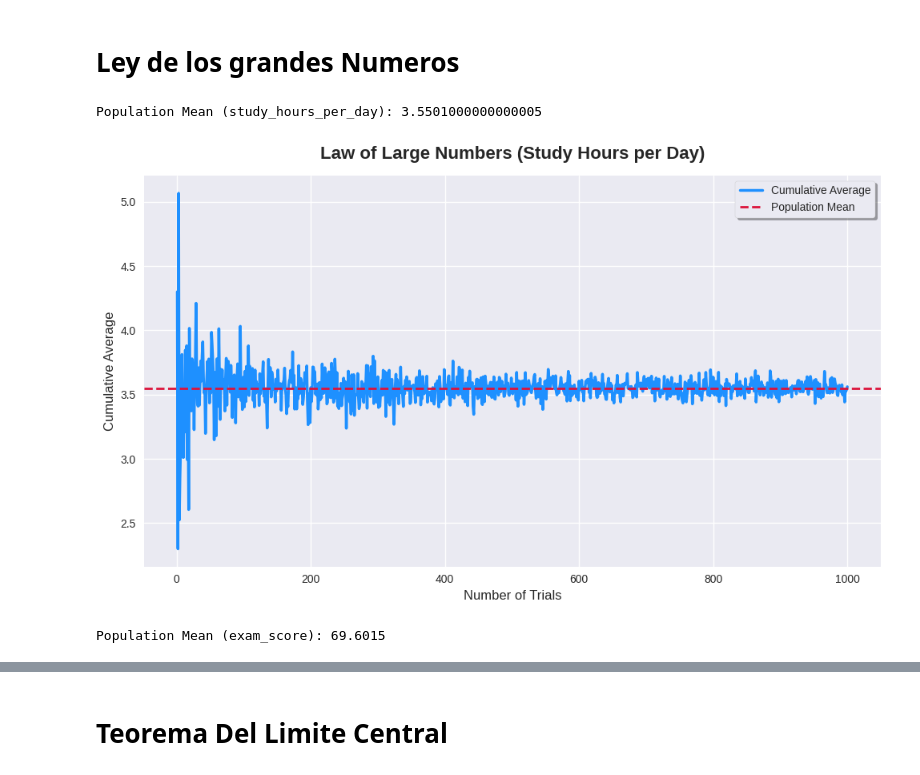
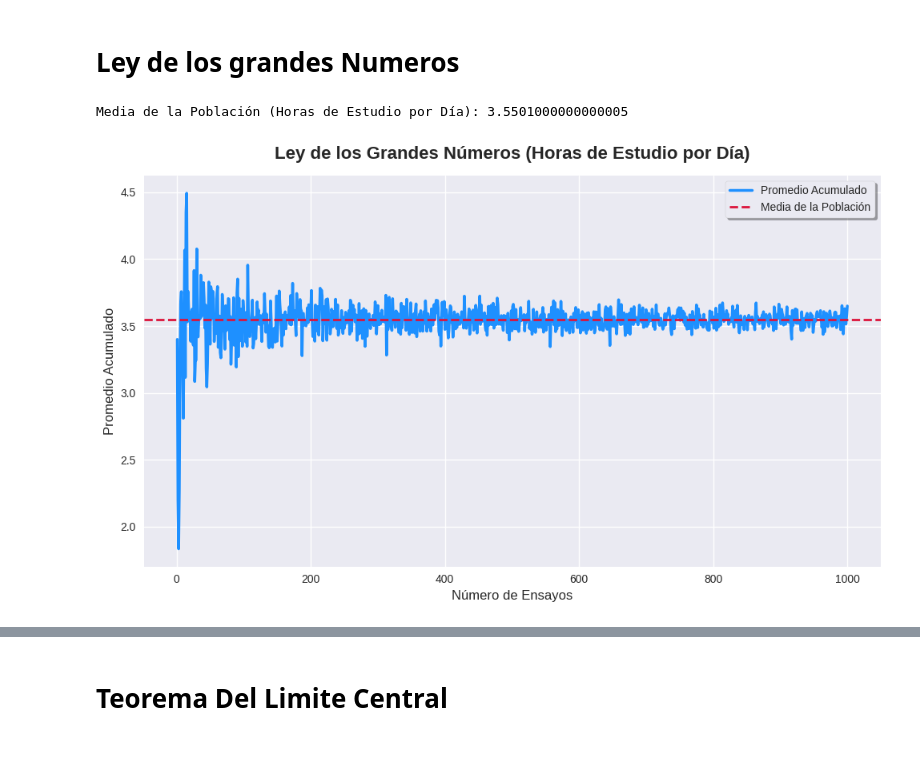
Before and after one commit to Jeymar06/ProyectoEstadisticaII, a Jupyter notebook: ProyectoEstadisticaII.ipynb, the cells around one changed output, grey strips where cells are left out. Cells and saved outputs as stored; diff of their text form; code cells hidden in the pictures.

```diff
--- a/ProyectoEstadisticaII.ipynb
+++ b/ProyectoEstadisticaII.ipynb
@@ -341,7 +350,7 @@ Desviación estándar del error (σ): 9.6404
 # %% [markdown]
 # Ley de los grandes Numeros
 # %%
-#@title **Law of Large Numbers**
+#@title **Ley De Los Grandes Numeros**
 
 def law_of_large_numbers(data, num_trials):
 
@@ -358,37 +367,20 @@ def law_of_large_numbers(data, num_trials):
 num_trials = 1000
 cumulative_averages, population_mean = law_of_large_numbers(df['study_hours_per_day'].to_numpy(), num_trials)
 
-print(f"Population Mean (study_hours_per_day): {population_mean}")
+print(f"Media de la Población (Horas de Estudio por Día): {population_mean}")
 # %% [output]
-Population Mean (study_hours_per_day): 3.5501000000000005
+Media de la Población (Horas de Estudio por Día): 3.5501000000000005
 # %%
-#@title **Law of Large Numbers (Study Hours per Day)**
-
-# --- Primera gráfica: Study Hours per Day ---
+#@title **Ley De Los Grandes Numeros (Horas de Estudio por Día)**
 
 plt.figure(figsize=(10, 6))
-
-plt.plot(range(1, num_trials + 1), cumulative_averages, color='dodgerblue', linewidth=2.5, label='Cumulative Average')
-
-plt.axhline(y=population_mean, color='crimson', linestyle='--', linewidth=2, label='Population Mean')
-
-plt.title('Law of Large Numbers (Study Hours per Day)', fontsize=16, fontweight='bold', pad=15)
-plt.xlabel('Number of Trials', fontsize=12)
-plt.ylabel('Cumulative Average', fontsize=12)
-
+plt.plot(range(1, num_trials + 1), cumulative_averages, color='dodgerblue', linewidth=2.5, label='Promedio Acumulado')
+plt.axhline(y=population_mean, color='crimson', linestyle='--', linewidth=2, label='Media de la Población')
+plt.title('Ley de los Grandes Números (Horas de Estudio por Día)', fontsize=16, fontweight='bold', pad=15)
+plt.xlabel('Número de Ensayos', fontsize=12)
+plt.ylabel('Promedio Acumulado', fontsize=12)
 plt.legend(fontsize=10, loc='best', frameon=True, shadow=True)
-
 plt.tight_layout()
-
 plt.show()
 # %% [output]
-[figure, old version]
+[figure, new version]
-# %%
-#@title **Law of Large Numbers (Exam Score Calculation)**
-
-# Calculate cumulative averages and population mean for exam_score
-cumulative_averages_exam, population_mean_exam = law_of_large_numbers(df['exam_score'].to_numpy(), num_trials)
-
-print(f"Population Mean (exam_score): {population_mean_exam}")
-# %% [output]
-Population Mean (exam_score): 69.6015
```
Also changed, not shown: parts of 21 cells of this notebook.
